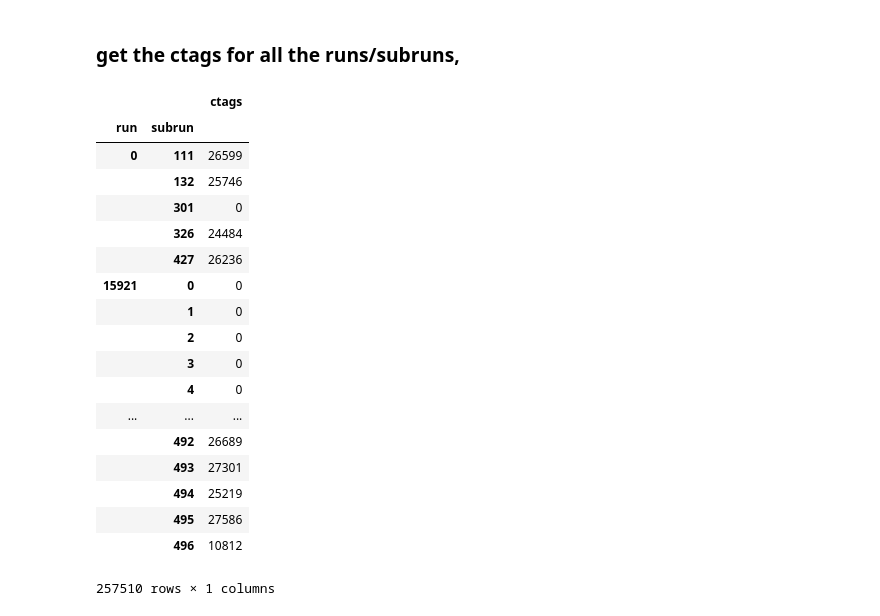
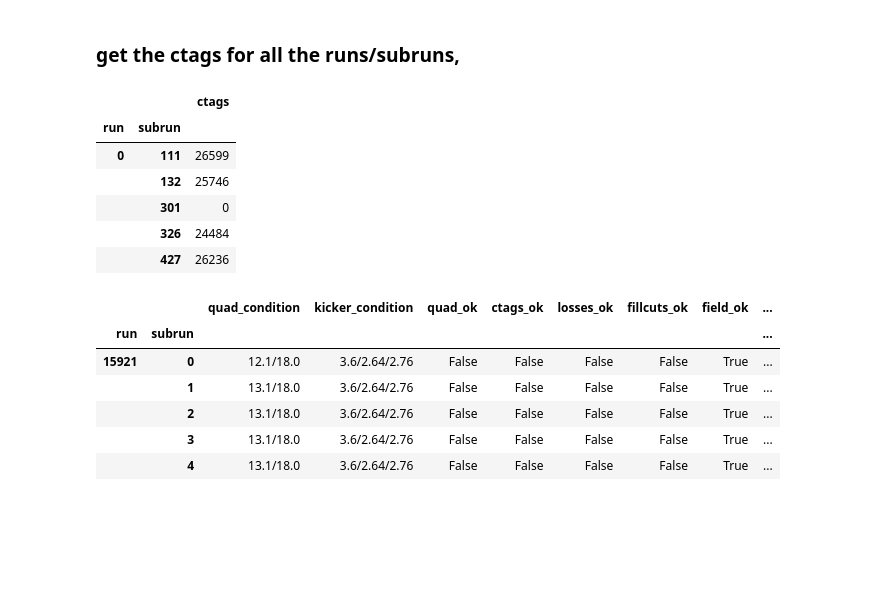
Before and after one commit to jasonbono/MuonConvolution, a Jupyter notebook: muon_info/database_demo.ipynb, the cells around one changed output. Saved outputs shown, nothing was run; the diff lists cells and outputs as text; code cells hidden in the pictures; blank space fills up the shorter version.

```diff
--- a/muon_info/database_demo.ipynb
+++ b/muon_info/database_demo.ipynb
@@ -188,25 +176,13 @@ def get_ctags(db='localhost', table='gm2dq.ctagswithdqc'):
 # %%
 ctags = get_ctags()
 df_ctag = pd.DataFrame.from_records(ctags,columns=["run", "subrun", "ctags"])
 df_ctag.set_index(['run','subrun'],inplace=True)
-df_ctag
+df_ctag.head()
 # %% [output]
 |  |  | ctags |
 | run | subrun |  |
 | 0 | 111 | 26599 |
 |  | 132 | 25746 |
 |  | 301 | 0 |
 |  | 326 | 24484 |
 |  | 427 | 26236 |
-| 15921 | 0 | 0 |
-|  | 1 | 0 |
-|  | 2 | 0 |
-|  | 3 | 0 |
-|  | 4 | 0 |
-| ... | ... | ... |
-|  | 492 | 26689 |
-|  | 493 | 27301 |
-|  | 494 | 25219 |
-|  | 495 | 27586 |
-|  | 496 | 10812 |
-257510 rows × 1 columns
@@ -212,0 +207,14 @@ df_ctag
+# %%
+flags = get_flags()
+cols = get_labels(table='gm2dq.subrun_status')
+df_flags = pd.DataFrame.from_records(flags,columns=cols)
+df_flags.set_index(['run','subrun'],inplace=True)
+df_flags.head()
+# %% [output]
+|  |  | quad_condition | kicker_condition | quad_ok | ctags_ok | losses_ok | fillcuts_ok | field_ok | ... |
+| run | subrun |  |  |  |  |  |  |  | ... |
+| 15921 | 0 | 12.1/18.0 | 3.6/2.64/2.76 | False | False | False | False | True | ... |
+|  | 1 | 13.1/18.0 | 3.6/2.64/2.76 | False | False | False | False | True | ... |
+|  | 2 | 13.1/18.0 | 3.6/2.64/2.76 | False | False | False | False | True | ... |
+|  | 3 | 13.1/18.0 | 3.6/2.64/2.76 | False | False | False | False | True | ... |
+|  | 4 | 13.1/18.0 | 3.6/2.64/2.76 | False | False | False | False | True | ... |
```
Also changed, not shown: parts of 20 cells of this notebook, 1 other file.
